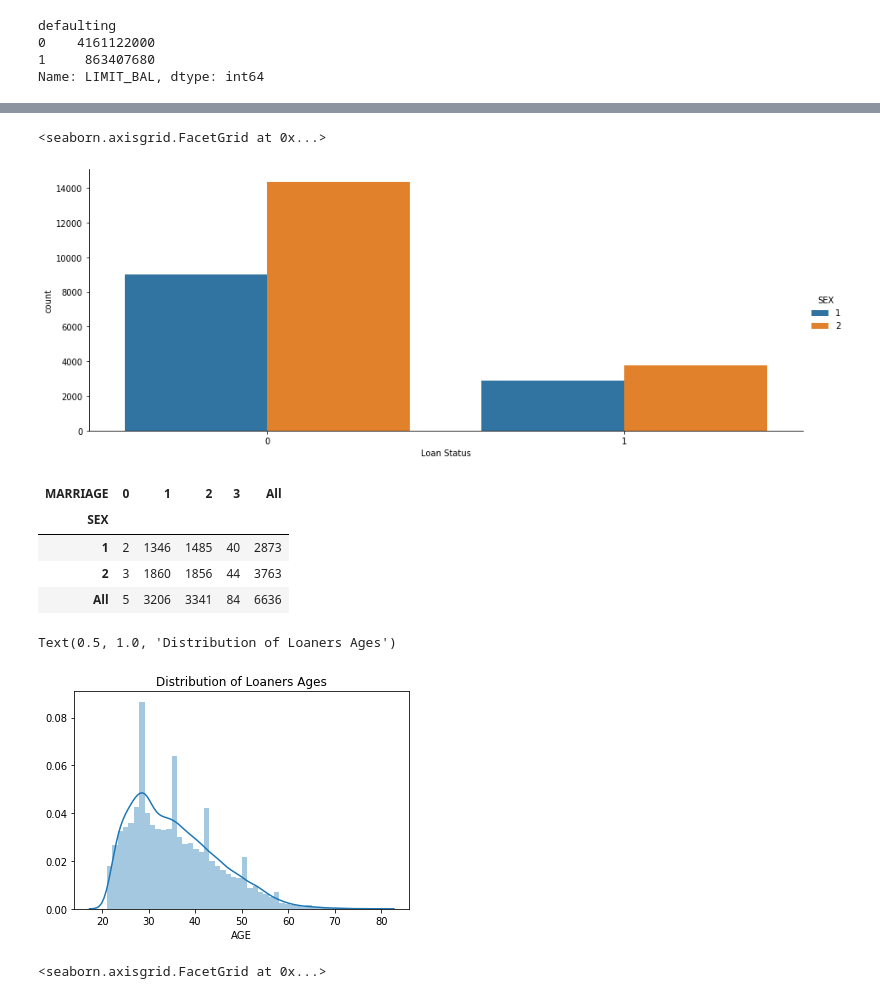
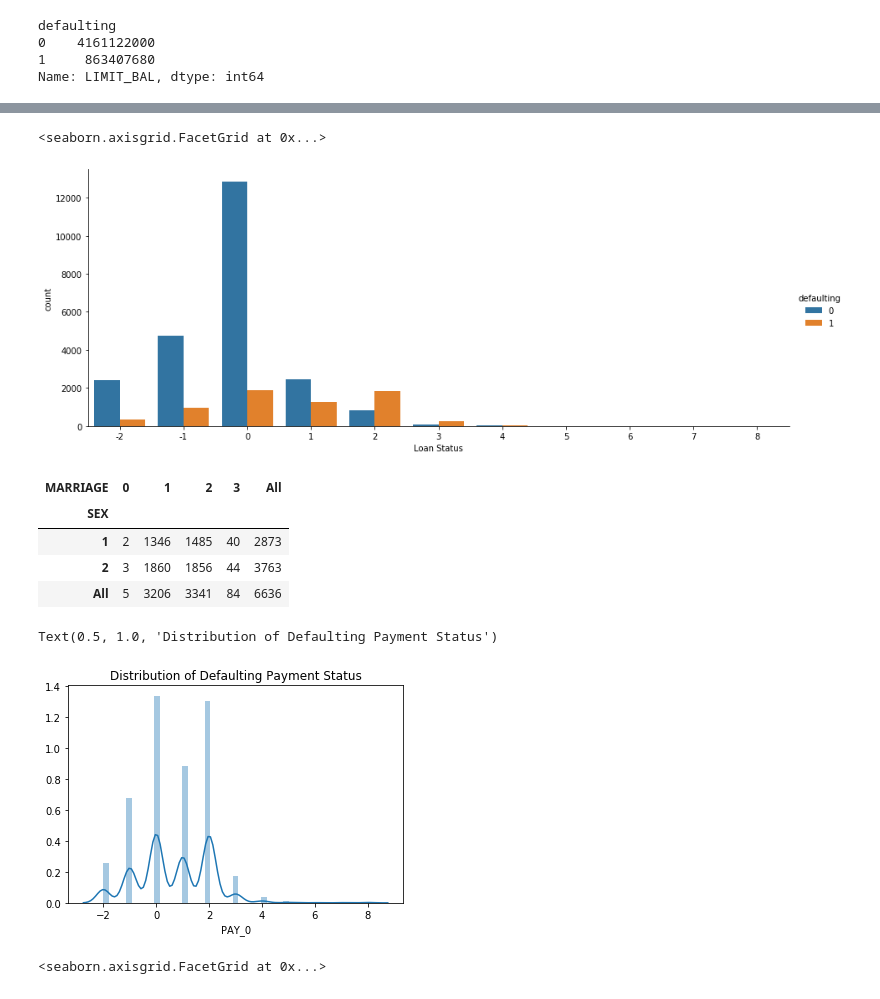
Before and after one commit to tybishop/C5T3, a Jupyter notebook: Credit One - Customer Defaulting.ipynb, the cells around one changed output, grey strips where cells are left out. Cells and saved outputs as stored; diff of their text form; code cells hidden in the pictures.

```diff
--- a/Credit One - Customer Defaulting.ipynb
+++ b/Credit One - Customer Defaulting.ipynb
@@ -278,10 +293,10 @@ Name: LIMIT_BAL, dtype: int64
 # %%
 #next month loan status by sex
-g = sns.catplot('defaulting', data=credit, hue='SEX', kind='count', aspect=2.5)
+g = sns.catplot('PAY_0', data=credit, hue='defaulting', kind='count', aspect=2.5)
 g.set_xlabels('Loan Status')
 # %% [output]
 <seaborn.axisgrid.FacetGrid at 0x...>
-[figure, old version]
+[figure, new version]
 # %%
 #pivot table by sex, marriage by loans defaulting next month
 
@@ -295,11 +310,11 @@ credit.pivot_table('defaulting', 'SEX', 'MARRIAGE', aggfunc=np.sum, margins=True
 # %%
 
 # Distribution of age, with an overlay of a density plot
-age_dist = sns.distplot(credit['AGE'])
-age_dist.set_title("Distribution of Loaners Ages")
+age_dist = sns.distplot(credit_default['PAY_0'])
+age_dist.set_title("Distribution of Defaulting Payment Status")
 # %% [output]
-Text(0.5, 1.0, 'Distribution of Loaners Ages')
+Text(0.5, 1.0, 'Distribution of Defaulting Payment Status')
-[figure, old version]
+[figure, new version]
 # %%
 # Lets do a catplot by Defeaulting by marriage and sex
 sns.catplot('MARRIAGE', data=credit, kind='count', hue='SEX', order=[0,1,2,3],  col='defaulting',aspect=2)
```
Also changed, not shown: parts of 50 cells of this notebook.
